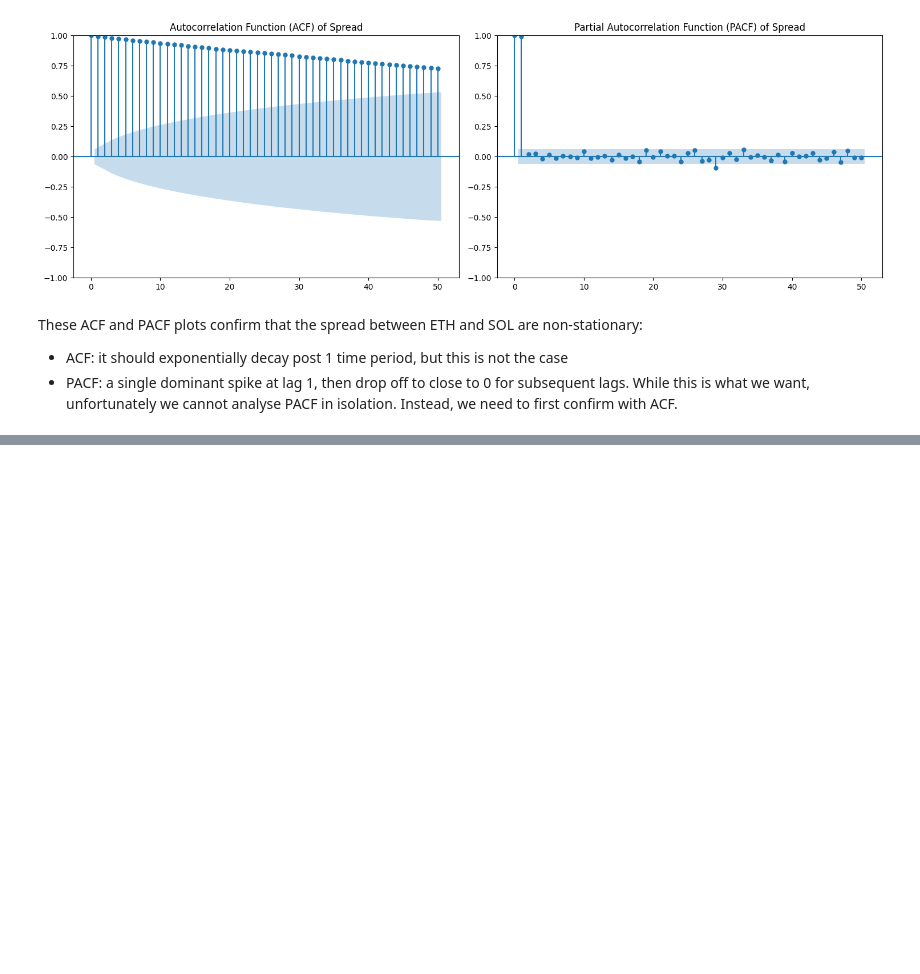
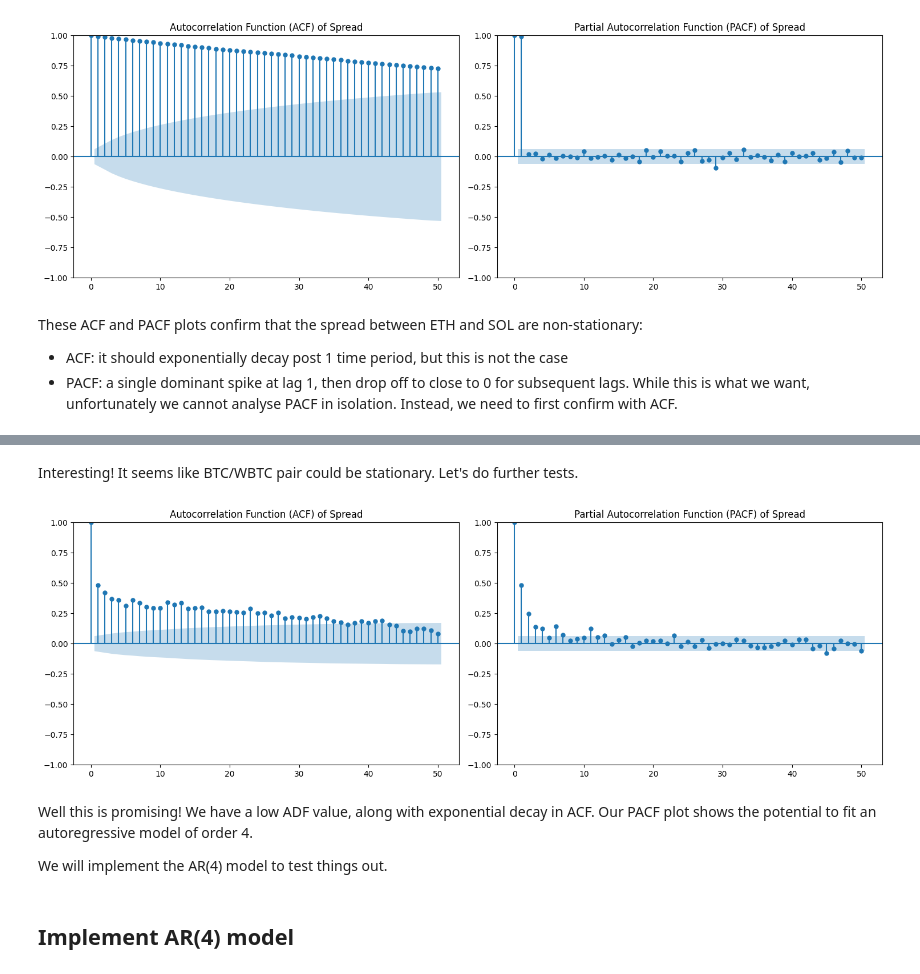
Before and after one commit to 0xSingletOnly/simple_quant_strategies, a Jupyter notebook: 1_stat_arb_intro.ipynb, the cells around one changed output, grey strips where cells are left out. Drawn from its saved outputs; the diff is of its cells as text; code cells hidden in the pictures; blank space fills up the shorter version.

Commit message:
Conduct analysis on BTC/WBTC pair

```diff
--- a/1_stat_arb_intro.ipynb
+++ b/1_stat_arb_intro.ipynb
@@ -215,0 +218,23 @@ These ACF and PACF plots confirm that the spread between ETH and SOL are non-sta
+# %%
+def generate_spread_df(asset_one, asset_two, asset_one_price, asset_two_price):
+    data = pd.concat([asset_one_price, asset_two_price], axis=1).dropna()
+    data.columns = [f'{asset_one}_Price', f'{asset_two}_Price']
+
+    data[f'Log_{asset_one}'] = np.log(data[f'{asset_one}_Price'])
+    data[f'Log_{asset_two}'] = np.log(data[f'{asset_two}_Price'])
+
+    data['Spread'] = data[f'Log_{asset_one}'] - data[f'Log_{asset_two}']
+
+    return data
+# %%
+def plot_autocorrelation(data):
+    fig, axes = plt.subplots(1, 2, figsize=(15, 5))
+
+    # ACF: Shows correlation with past values (direct and indirect effects)
+    plot_acf(data['Spread'].dropna(), lags=50, ax=axes[0], title='Autocorrelation Function (ACF) of Spread')
+
+    # PACF: Shows correlation with past values (direct effect only)
+    plot_pacf(data['Spread'].dropna(), lags=50, ax=axes[1], title='Partial Autocorrelation Function (PACF) of Spread')
+
+    plt.tight_layout()
+    plt.show()
@@ -215,0 +246,4 @@ These ACF and PACF plots confirm that the spread between ETH and SOL are non-sta
+# %%
+btc_prices = fetch_data('BTC/USDT', TIMEFRAME, LIMIT)
+wbtc_prices = fetch_data('WBTC/USDT', TIMEFRAME, LIMIT)
+btc_prices, wbtc_prices
@@ -215,0 +270,3 @@ These ACF and PACF plots confirm that the spread between ETH and SOL are non-sta
+# %%
+btc_wbtc_spread_df = generate_spread_df("BTC", "WBTC", btc_prices, wbtc_prices)
+btc_wbtc_spread_df
@@ -215,0 +318,12 @@ These ACF and PACF plots confirm that the spread between ETH and SOL are non-sta
+# %% [markdown]
+Interesting! It seems like BTC/WBTC pair could be stationary. Let's do further tests.
+# %%
+plot_autocorrelation(btc_wbtc_spread_df)
+# %% [output]
+[figure, added]
+# %% [markdown]
+Well this is promising! We have a low ADF value, along with exponential decay in ACF. Our PACF plot shows the potential to fit an autoregressive model of order 4.
+
+We will implement the AR(4) model to test things out.
+# %% [markdown]
+## Implement AR(4) model
```
Also changed, not shown: parts of 7 cells of this notebook.
